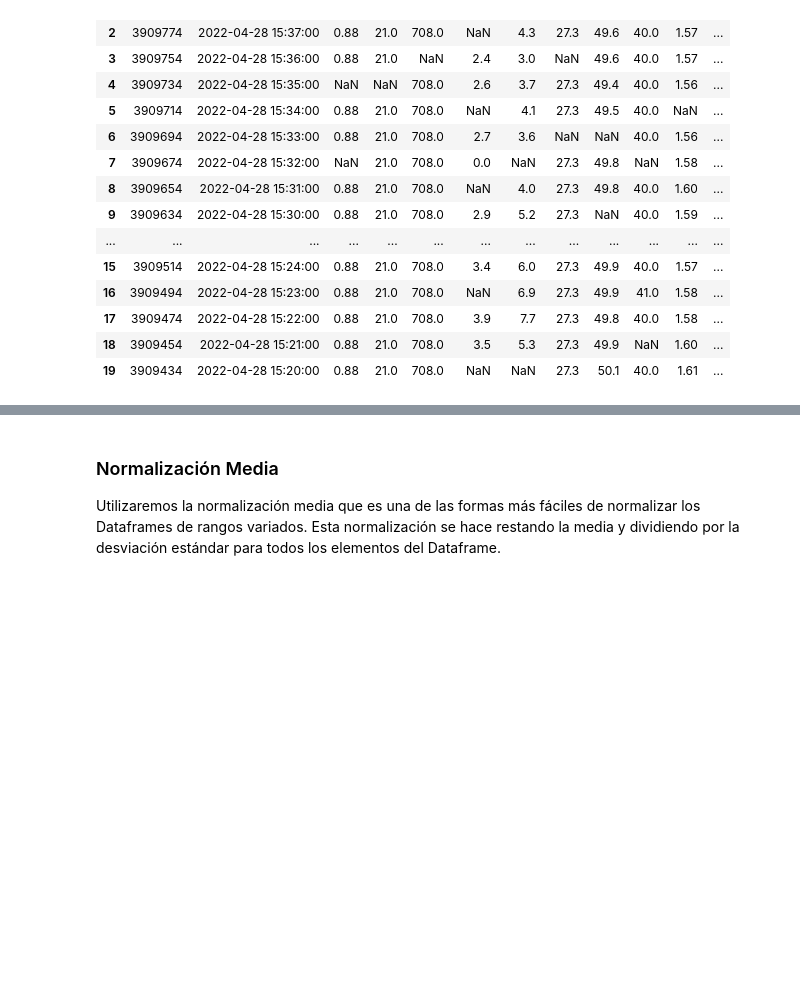
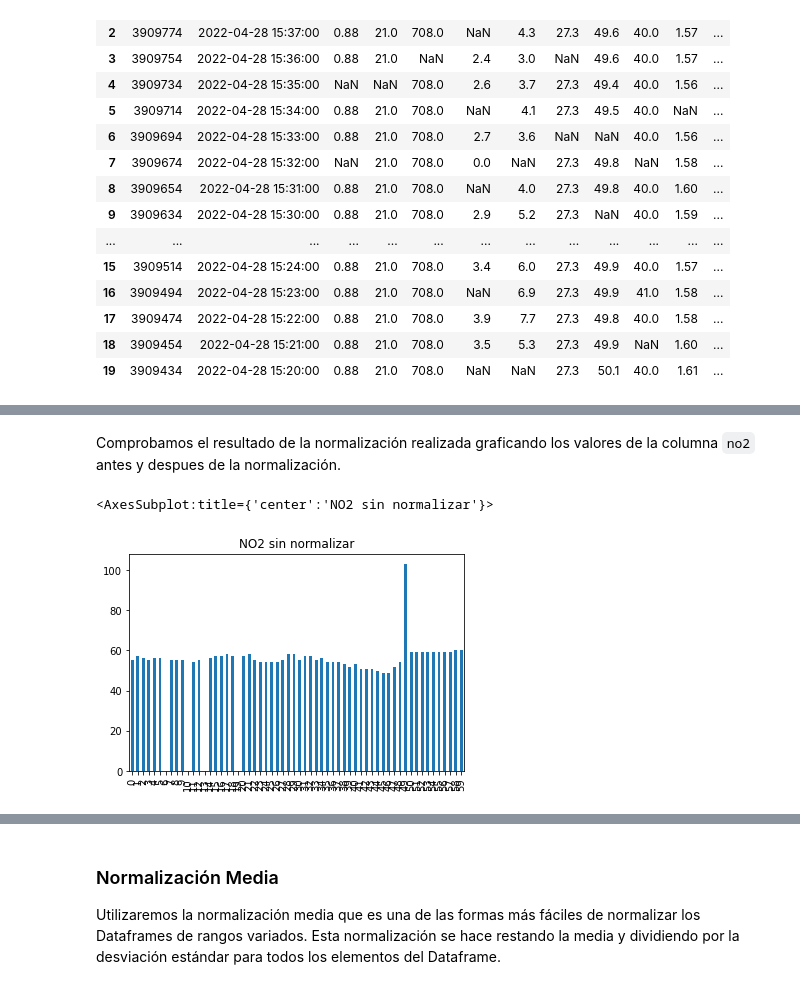
Before and after one commit to gaticavm9/Data-Wrangling, a Jupyter notebook: Main.ipynb, the cells around one changed output, grey strips where cells are left out. Cells and saved outputs as stored; diff of their text form; code cells hidden in the pictures; blank space fills up the shorter version.

Commit message:
Normalización OK

```diff
--- a/Main.ipynb
+++ b/Main.ipynb
@@ -203,6 +201,5 @@ df.describe(include = "all")
 # %%
-# Agregar una columna más con el promedio del co2
-df['co2_promedio'] = (pd.to_numeric(df["co2"])).mean()
+df['temp(K)'] = df['temp'] + 273.15
 
 # Verifica la transformación de los datos
 df.head(20)
@@ -229,0 +236,8 @@ A continuación se muestra el proceso para realizar 2 tipos de normalización al
+# %% [markdown]
+Comprobamos el resultado de la normalización realizada graficando los valores de la columna `no2` antes y despues de la normalización.
+# %%
+%matplotlib inline
+df['no2'].plot(title='NO2 sin normalizar',kind='bar')
+# %% [output]
+<AxesSubplot:title={'center':'NO2 sin normalizar'}>
+[figure, added]
```
Also changed, not shown: parts of 10 cells of this notebook.
